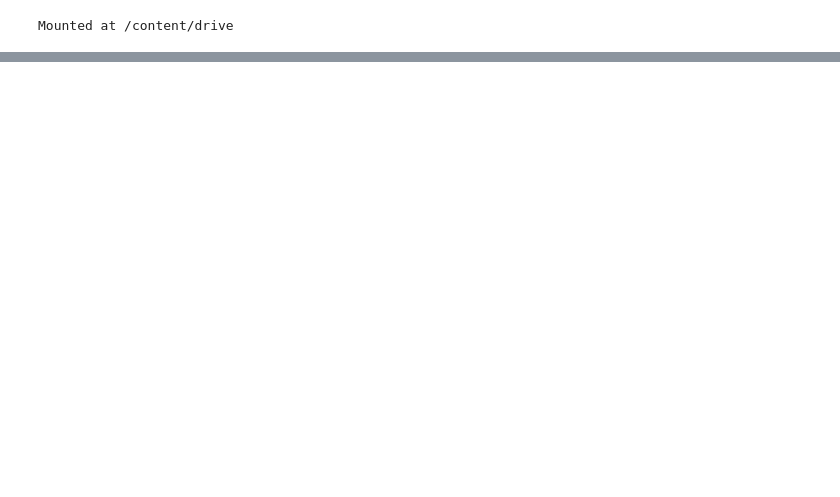
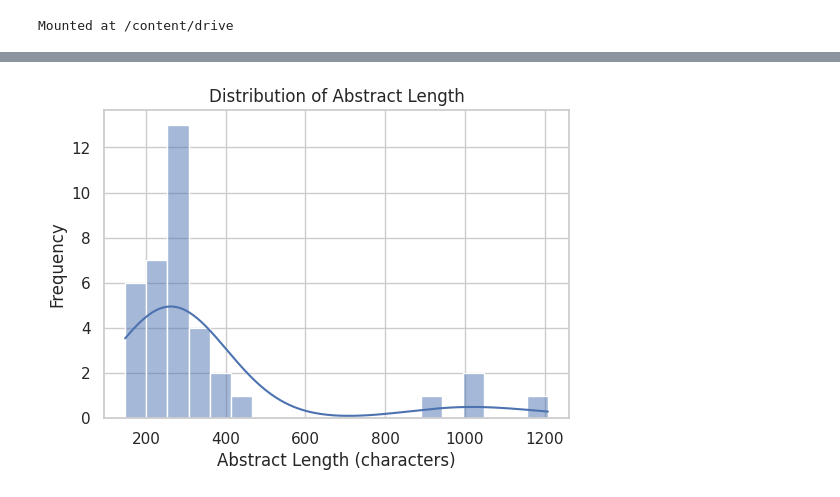
Before and after one commit to taizyayyamba-dev/data-mining-group-33, a Jupyter notebook: DATA_MINING_GROUP_33.ipynb, the cells around one changed output, grey strips where cells are left out. Drawn from its saved outputs; the diff is of its cells as text; code cells hidden in the pictures; blank space fills up the shorter version.

```diff
--- a/DATA_MINING_GROUP_33.ipynb
+++ b/DATA_MINING_GROUP_33.ipynb
@@ -168,8 +105,0 @@ plt.show()
-# %%
-for col in categorical_cols:
-    plt.figure(figsize=(20,8))
-    sns.countplot(data=df, x=col, order=df[col].value_counts().index)
-    plt.title(f'Distribution of {col}')
-    plt.xticks(rotation=85)
-    display(plt.gcf())
-    plt.show()
@@ -182,0 +145,72 @@ for col in categorical_cols:
+# %%
+# Task Three: Create initial visualizations (e.g., histograms for numerical columns, bar charts for categorical columns) to understand the distributions of key attributes
+# Done By Gift Ngosa, Comp: 2021485340
+import matplotlib.pyplot as plt
+import seaborn as sns
+
+# Set a clean style
+sns.set(style="whitegrid")
+
+# Histogram for abstract_length (since citations column is not available)
+if 'abstract_length' in df.columns:
+    plt.figure(figsize=(6,4))
+    sns.histplot(df['abstract_length'].dropna(), bins=20, kde=True)
+    plt.title("Distribution of Abstract Length")
+    plt.xlabel("Abstract Length (characters)")
+    plt.ylabel("Frequency")
+    plt.show()
+
+# Bar chart for Field of Study
+if 'field' in df.columns:
+    plt.figure(figsize=(6,4))
+    sns.countplot(x='field', data=df)
+    plt.title("Distribution of Articles by Field")
+    plt.xlabel("Field of Study")
+    plt.ylabel("Count")
+    plt.xticks(rotation=45)
+    plt.show()
+
+# Bar chart for Year of Publication
+if 'year' in df.columns:
+    plt.figure(figsize=(6,4))
+    sns.countplot(x='year', data=df)
+    plt.title("Distribution of Articles by Year")
+    plt.xlabel("Year")
+    plt.ylabel("Count")
+    plt.xticks(rotation=45)
+    plt.show()
+
+    # ============================
+# Task 4: Identify potential issues in the dataset
+# ============================
+
+print("\n=== CHECKING FOR MISSING VALUES ===")
+missing_values = df.isnull().sum()
+print(missing_values[missing_values > 0] if missing_values.sum() > 0 else "No missing values found.")
+
+print("\n=== CHECKING FOR DUPLICATE ROWS ===")
+duplicate_rows = df.duplicated().sum()
+print(f"Number of duplicate rows: {duplicate_rows}")
+
+print("\n=== CHECKING FOR OUTLIERS (in numerical columns) ===")
+numeric_cols = df.select_dtypes(include=['int64', 'float64']).columns
+for col in numeric_cols:
+    q1 = df[col].quantile(0.25)
+    q3 = df[col].quantile(0.75)
+    iqr = q3 - q1
+    outliers = df[(df[col] < (q1 - 1.5 * iqr)) | (df[col] > (q3 + 1.5 * iqr))]
+    print(f"{col}: {len(outliers)} potential outliers")
+
+print("\n=== CHECKING FOR INCONSISTENCIES IN CATEGORICAL DATA ===")
+categorical_cols = df.select_dtypes(include=['object']).columns
+for col in categorical_cols:
+    unique_vals = df[col].nunique()
+    print(f"{col}: {unique_vals} unique values")
+
+print("\n=== DATA QUALITY SUMMARY ===")
+print("1. Missing values were checked.")
+print("2. Duplicate rows were checked.")
+print("3. Outliers in numerical features were flagged.")
+print("4. Unique values in categorical columns were reviewed for inconsistencies.")
+# %% [output]
+[figure, added]
```
Also changed, not shown: parts of 25 cells of this notebook.
